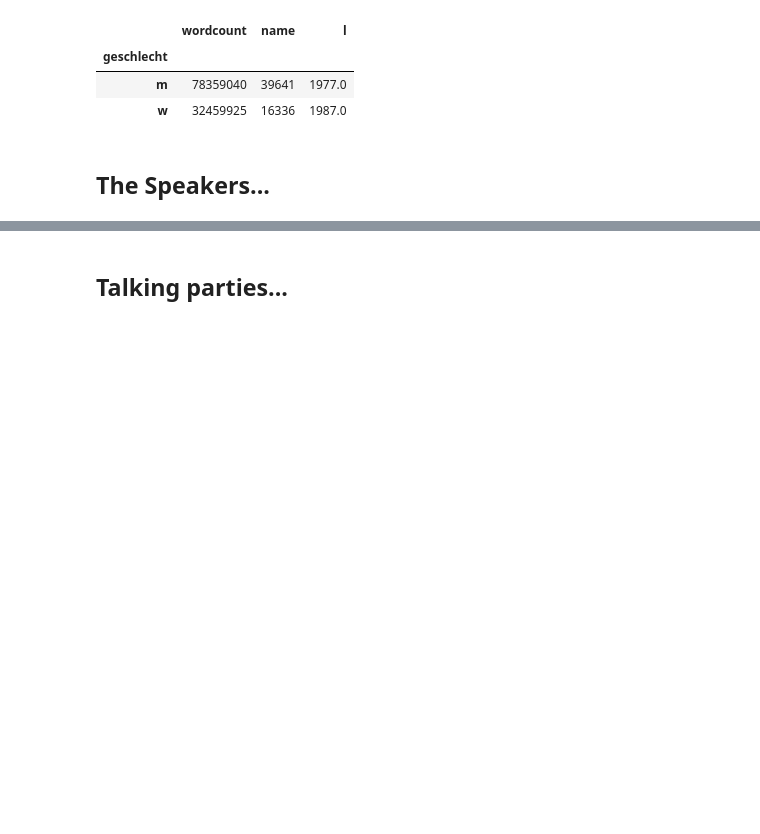
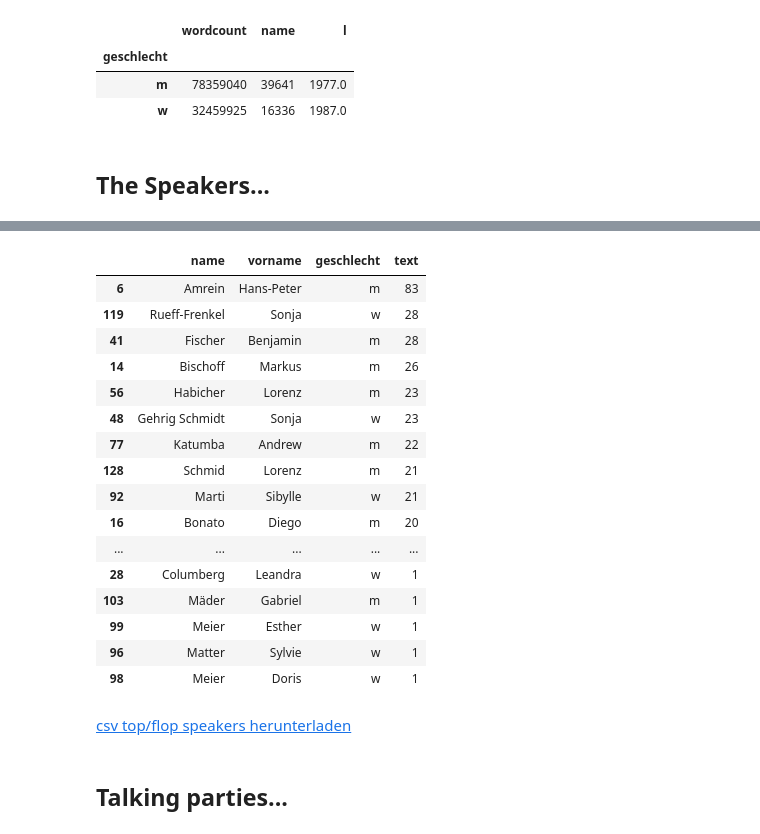
Before and after one commit to simonhuwiler/nzz_zh_kantonsrat, a Jupyter notebook: src/4_analyse_base.ipynb, the cells around one changed output, grey strips where cells are left out. Saved outputs shown, nothing was run; the diff lists cells and outputs as text; code cells hidden in the pictures; blank space fills up the shorter version.

Commit message:
export to csv

```diff
--- a/src/4_analyse_base.ipynb
+++ b/src/4_analyse_base.ipynb
@@ -157,3 +144,26 @@ df_votum.plot(kind='barh', x='name', y='text', color=c, figsize=(5, 8), title='A
+# %%
+df_votum.to_csv(csv_path / 'top_flop_speakers_2021.csv', index=False)
+df_votum
+# %% [output]
+|  | name | vorname | geschlecht | text |
+| 6 | Amrein | Hans-Peter | m | 83 |
+| 119 | Rueff-Frenkel | Sonja | w | 28 |
+| 41 | Fischer | Benjamin | m | 28 |
+| 14 | Bischoff | Markus | m | 26 |
+| 56 | Habicher | Lorenz | m | 23 |
+| 48 | Gehrig Schmidt | Sonja | w | 23 |
+| 77 | Katumba | Andrew | m | 22 |
+| 128 | Schmid | Lorenz | m | 21 |
+| 92 | Marti | Sibylle | w | 21 |
+| 16 | Bonato | Diego | m | 20 |
+| ... | ... | ... | ... | ... |
+| 28 | Columberg | Leandra | w | 1 |
+| 103 | Mäder | Gabriel | m | 1 |
+| 99 | Meier | Esther | w | 1 |
+| 96 | Matter | Sylvie | w | 1 |
+| 98 | Meier | Doris | w | 1 |
+# %% [markdown]
+[csv top/flop speakers herunterladen](../export/csv_for_infographics/top_flop_speakers_2021.csv)
 # %% [markdown]
 ## Talking parties...
 # %%
```
Also changed, not shown: parts of 13 cells of this notebook, 9 other files.
